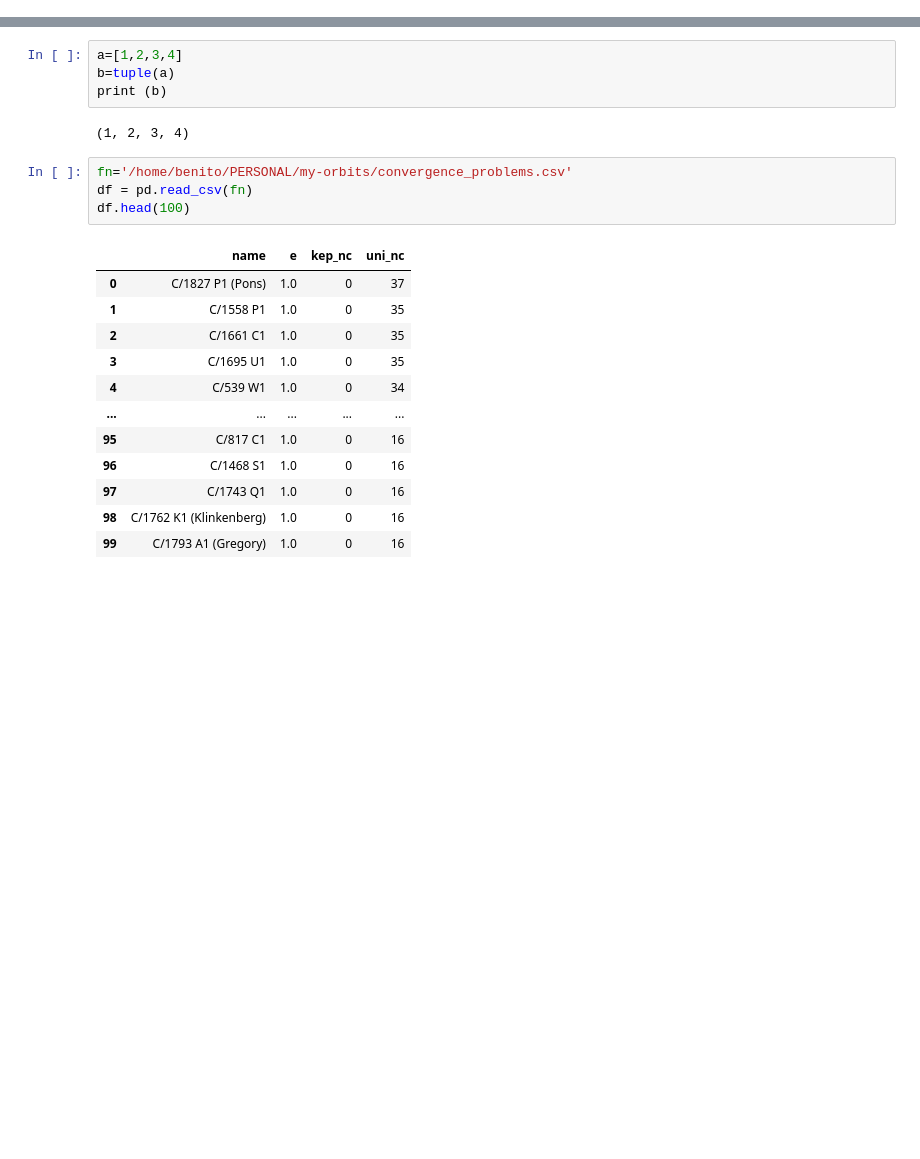
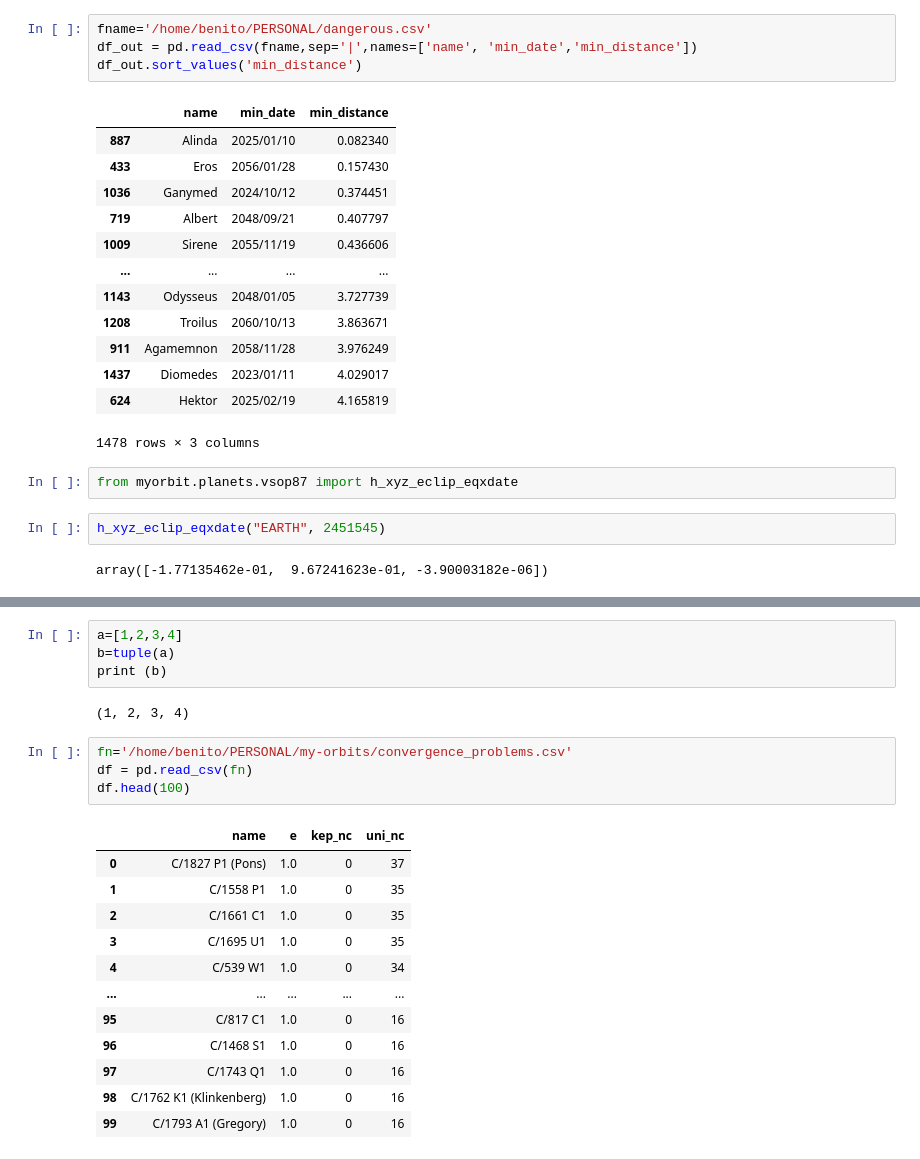
Before and after one commit to benitocm/my-orbits, a Jupyter notebook: notebooks/Testing.ipynb, the cells around one changed output, grey strips where cells are left out. Saved outputs shown, nothing was run; the diff lists cells and outputs as text; blank space fills up the shorter version.

Commit message:
Added vsop87 tests

```diff
--- a/notebooks/Testing.ipynb
+++ b/notebooks/Testing.ipynb
@@ -76,0 +75,24 @@ ut.jd2datefd(ut.mjd2jd( 49400))
+# %%
+fname='/home/benito/PERSONAL/dangerous.csv'
+df_out = pd.read_csv(fname,sep='|',names=['name', 'min_date','min_distance'])
+df_out.sort_values('min_distance')
+# %% [output]
+|  | name | min_date | min_distance |
+| 887 | Alinda | 2025/01/10 | 0.082340 |
+| 433 | Eros | 2056/01/28 | 0.157430 |
+| 1036 | Ganymed | 2024/10/12 | 0.374451 |
+| 719 | Albert | 2048/09/21 | 0.407797 |
+| 1009 | Sirene | 2055/11/19 | 0.436606 |
+| ... | ... | ... | ... |
+| 1143 | Odysseus | 2048/01/05 | 3.727739 |
+| 1208 | Troilus | 2060/10/13 | 3.863671 |
+| 911 | Agamemnon | 2058/11/28 | 3.976249 |
+| 1437 | Diomedes | 2023/01/11 | 4.029017 |
+| 624 | Hektor | 2025/02/19 | 4.165819 |
+1478 rows × 3 columns
+# %%
+from myorbit.planets.vsop87 import h_xyz_eclip_eqxdate
+# %%
+h_xyz_eclip_eqxdate("EARTH", 2451545)
+# %% [output]
+array([-1.77135462e-01,  9.67241623e-01, -3.90003182e-06])
```
Also changed, not shown: parts of 16 cells of this notebook, 15 other files.
